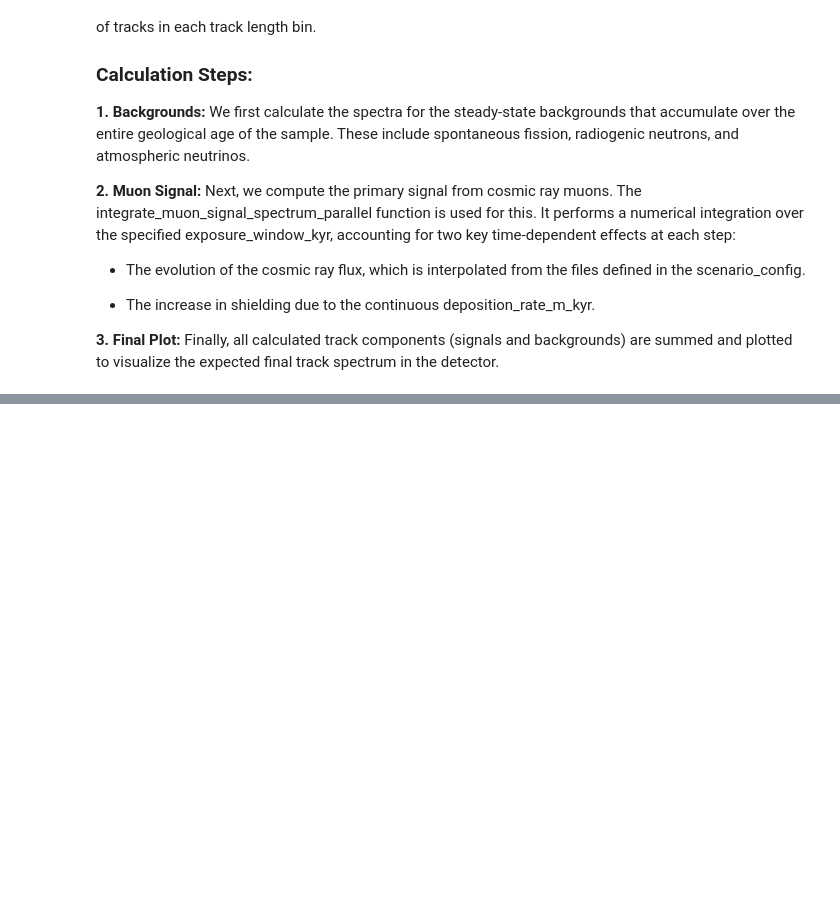
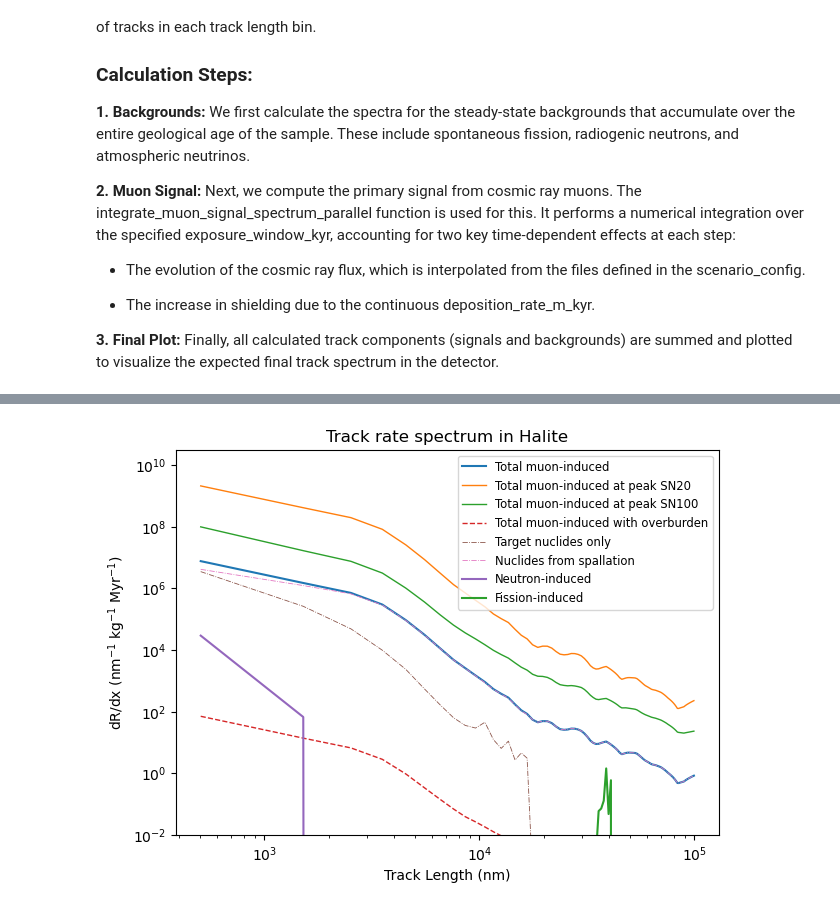
Before and after one commit to cgalelli/PrimusCode, a Jupyter notebook: MSC_analysis.ipynb, the cells around one changed output, grey strips where cells are left out. Drawn from its saved outputs; the diff is of its cells as text; code cells hidden in the pictures; blank space fills up the shorter version.

```diff
--- a/MSC_analysis.ipynb
+++ b/MSC_analysis.ipynb
@@ -207,23 +242,25 @@ drdx_muon_over = mineral._convert_recoil_to_track_spectrum(x_bins=x_bins, recoil
 # %%
 fig, ax = plt.subplots(figsize=[7, 5])
 
 ax.plot(x_mids, drdx_muon['total'], label='Total muon-induced')
 ax.plot(x_mids, drdx_muon_SN20['total'], linestyle='-', linewidth=1., label='Total muon-induced at peak SN20')
 ax.plot(x_mids, drdx_muon_SN100['total'], linestyle='-', linewidth=1., label='Total muon-induced at peak SN100')
 
 ax.plot(x_mids, drdx_muon_over['total'], linestyle='--', linewidth=1., label='Total muon-induced with overburden')
 
 ax.plot(x_mids, drdx_org, linestyle='-.', linewidth=0.6, color='C5', label='Target nuclides only')
 ax.plot(x_mids, drdx_result, linestyle='-.', linewidth=0.6, color='C6', label='Nuclides from spallation')
 ax.plot(x_mids, drdx_neutron, linestyle='-', color = 'C4',label='Neutron-induced')
 ax.plot(x_mids, drdx_fission, linestyle='-', color = 'C2',label='Fission-induced')
 
 ax.set_yscale("log")
 ax.set_xscale("log")
 ax.set_xlabel("Track Length (nm)")
 ax.set_ylabel(r"dR/dx (nm$^{-1}$ kg$^{-1}$ Myr$^{-1}$)")
-ax.set_title(f"Track rate spectrum in {CONFIG['mineral_name']}")
-ax.set_ylim(1e-1, 3e10)
+ax.set_title(f"Track rate spectrum in {mineral_name}")
+ax.set_ylim(1e-2, 3e10)
 ax.legend(fontsize='small', loc='upper right')
 plt.savefig("Plots/MSC_drdx.png", dpi=500)
 plt.show()
+# %% [output]
+[figure, added]
```
Also changed, not shown: parts of 7 cells of this notebook.
